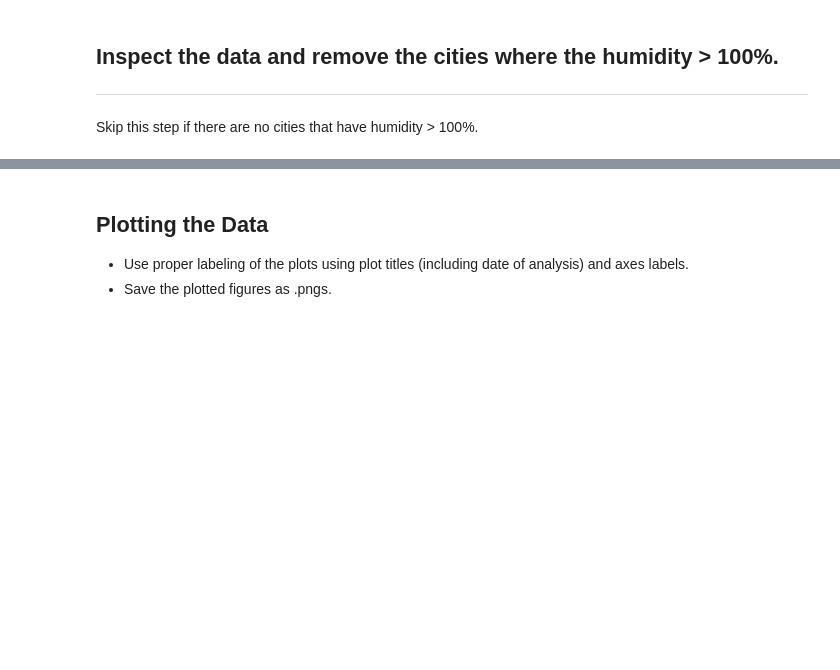
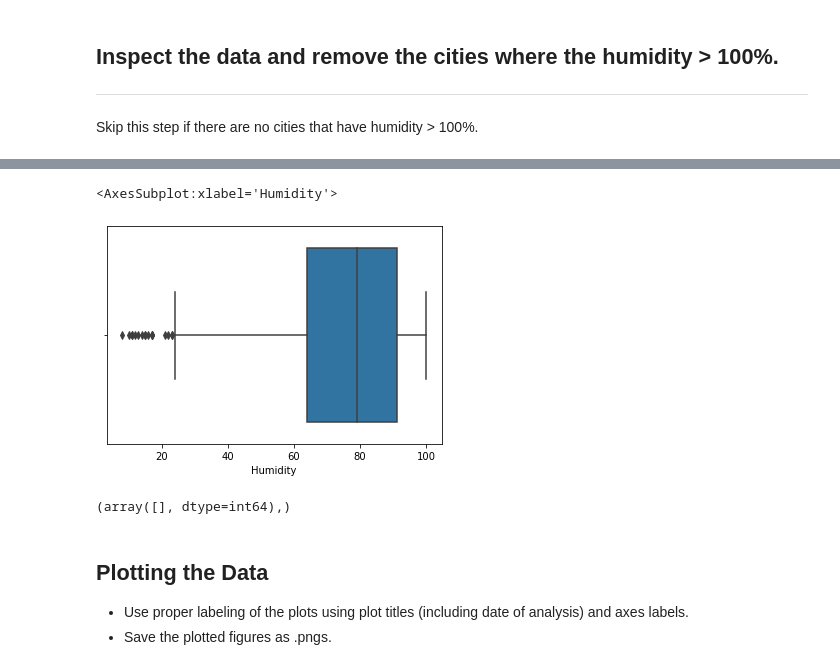
Before and after one commit to cc-christin/python-api-challenge, a Jupyter notebook: WeatherPy/WeatherPy.ipynb, the cells around one changed output, grey strips where cells are left out. Cells and saved outputs as stored; diff of their text form; code cells hidden in the pictures; blank space fills up the shorter version.

```diff
--- a/WeatherPy/WeatherPy.ipynb
+++ b/WeatherPy/WeatherPy.ipynb
@@ -142,5 +143,9 @@ Complete
 # Creating DataFrame
 city_info_df = pd.DataFrame(city_info)
 
+# Clean DataFrame
+city_info_df["Max Temp"] = city_info_df["Max Temp"].replace('', np.nan)
+city_info_df = city_info_df.dropna()
+
 # Export as CSV file
 city_info_df.to_csv(output_data_file, index_label="City_ID")
@@ -161,3 +196,15 @@ Skip this step if there are no cities that have humidity > 100%.
+# %%
+# Couldn't figure out how to use plot_filtered to fix FutureWarning
+sns.boxplot(city_info_df["Humidity"])
+# %% [output]
+<AxesSubplot:xlabel='Humidity'>
+[figure, added]
+# %%
+# Print Outlier (if one exists)
+print(np.where(city_info_df["Humidity"] > 100))
+# Array is empty, no 'Humidity' over 100% exists in current dataset.
+# %% [output]
+(array([], dtype=int64),)
 # %% [markdown]
 ## Plotting the Data
 * Use proper labeling of the plots using plot titles (including date of analysis) and axes labels.
```
Also changed, not shown: parts of 10 cells of this notebook, 1 other file.
